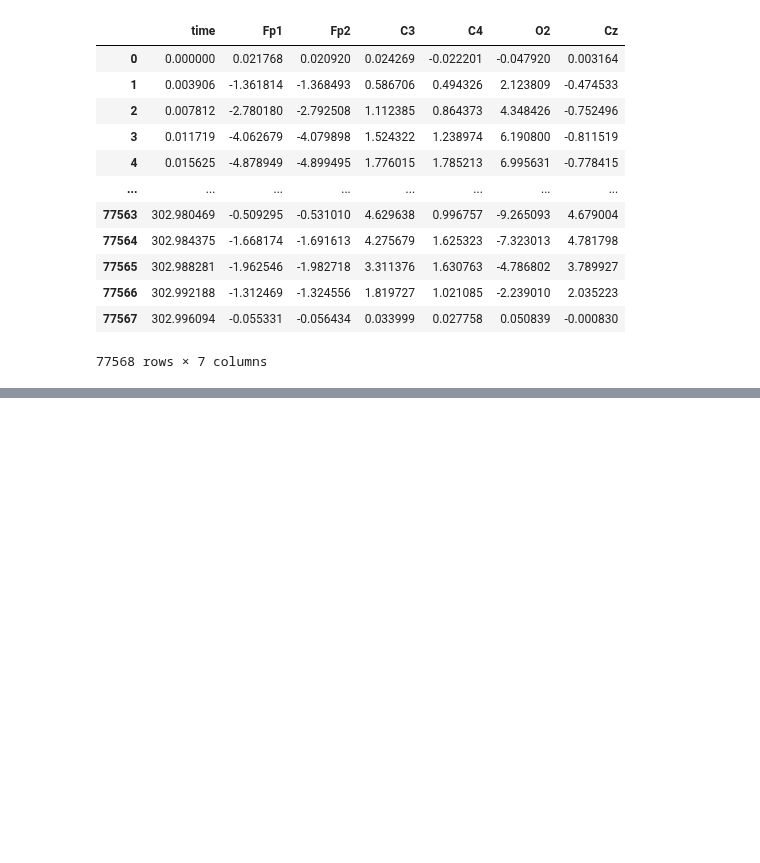
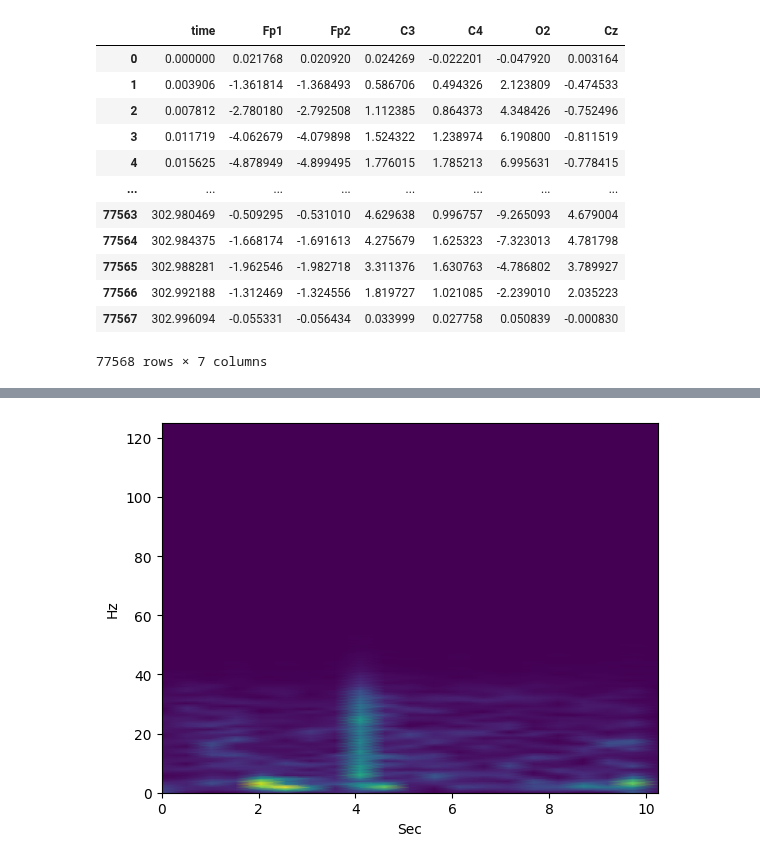
Before and after one commit to mtichavsky/eeg, a Jupyter notebook: prototyping.ipynb, the cells around one changed output, grey strips where cells are left out. Saved outputs shown, nothing was run; the diff lists cells and outputs as text; code cells hidden in the pictures; blank space fills up the shorter version.

```diff
--- a/prototyping.ipynb
+++ b/prototyping.ipynb
@@ -156,4 +240,0 @@ chunks
-# %%
-# TODO each segment before sending into classifier -> Z-score
-norm = zscore(raw) # TODO Make sure this is in the proper axis
-norm
@@ -161,0 +241,15 @@ norm
+# %%
+
+# test = pd.DataFrame([[1,5,10], [4,5,6]])
+# print(test)
+# print(zscore(test, axis=0))
+
+for chunk in chunks:
+    # print(chunk)
+    norm = pd.DataFrame(zscore(chunk, axis=0)) # hope this is correct axis
+    print(norm)
+    break
+
+# TODO each segment before sending into classifier -> Z-score
+# norm = zscore(raw) # TODO Make sure this is in the proper axis
+# norm
@@ -161,0 +271,2 @@ norm
+# %%
+channel = chunk["Fp1"]
@@ -161,0 +288,9 @@ norm
+# %%
+f, t, Zxx = stft(channel, fs=SFREQ, nperseg=256)
+
+plt.pcolormesh(t, f, np.abs(Zxx), shading='gouraud')
+plt.ylabel('Hz')
+plt.xlabel('Sec')
+plt.show()
+# %% [output]
+[figure, added]
```
Also changed, not shown: parts of 33 cells of this notebook, 1 other file.
